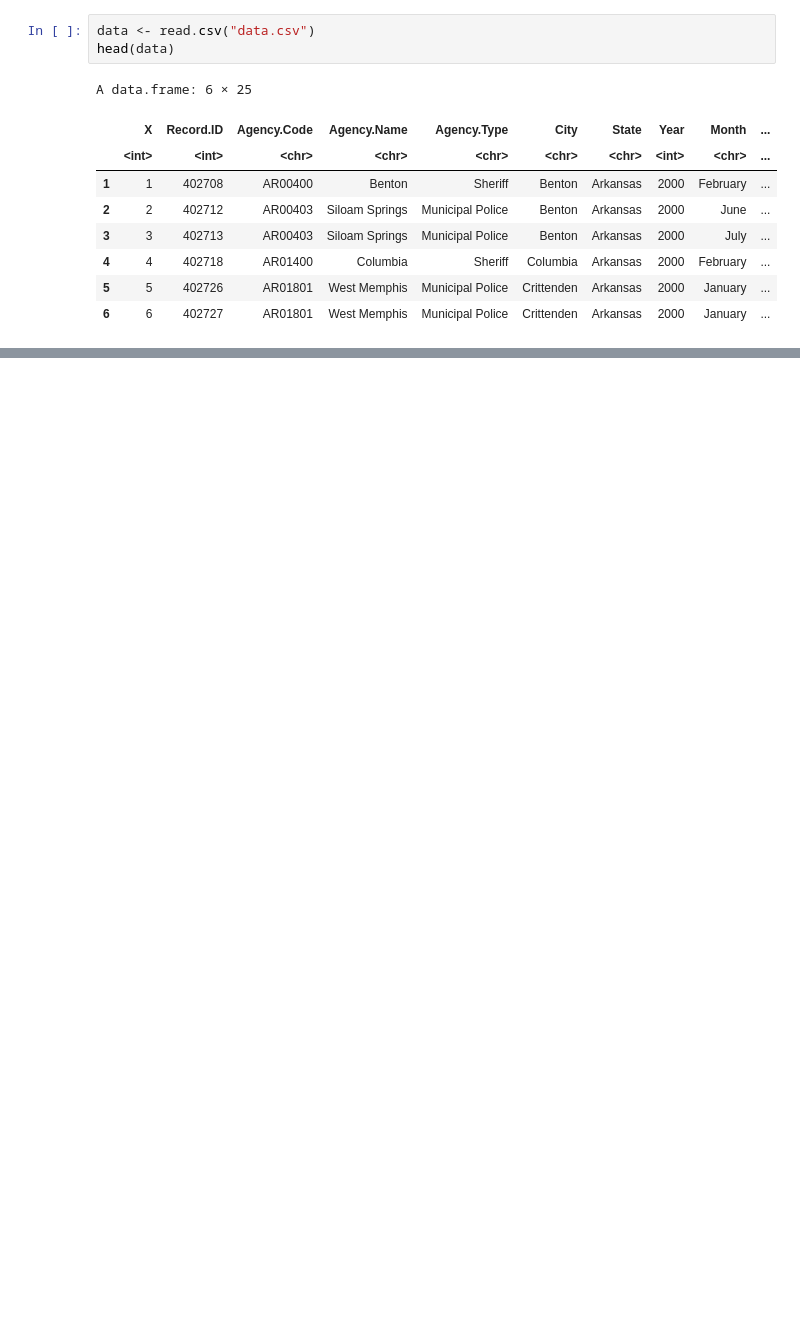
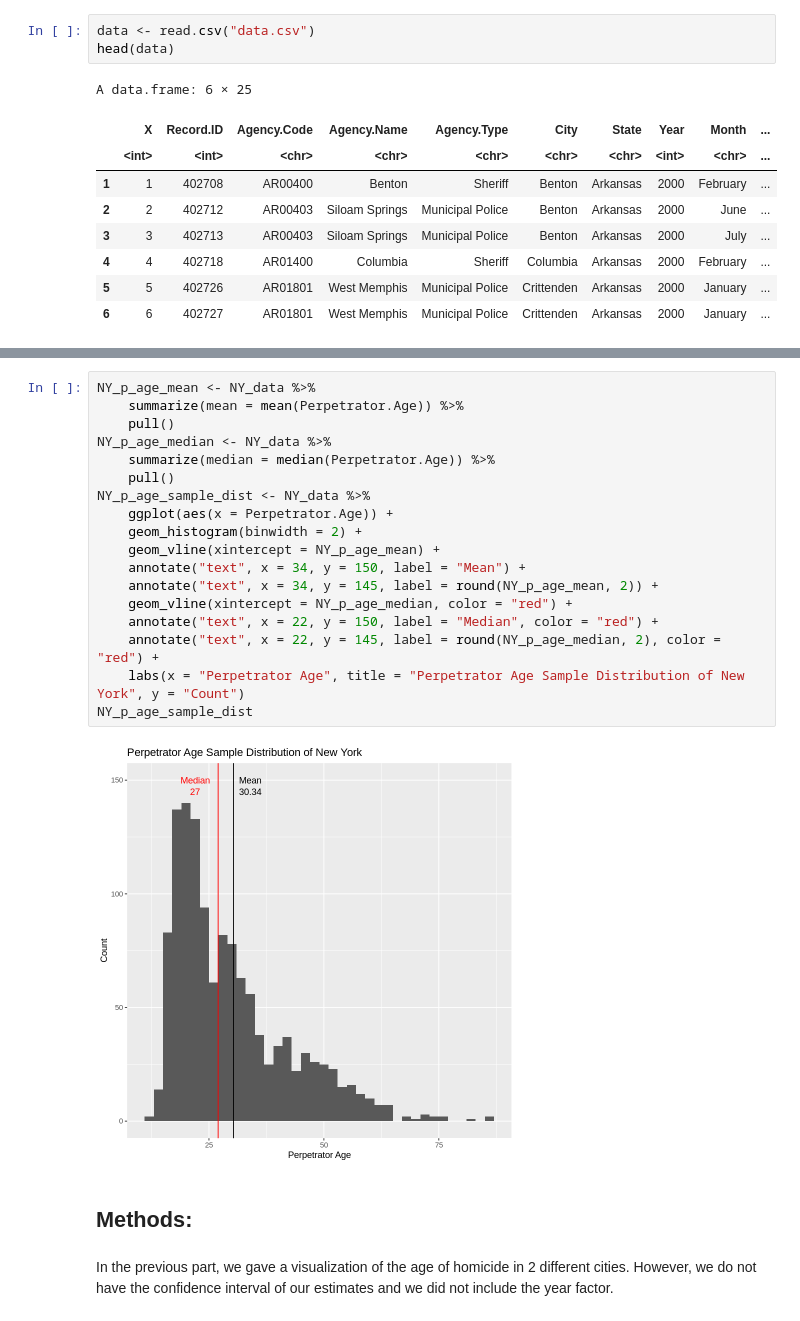
Before and after one commit to RaymondZhang20/DataAnalysis, a Jupyter notebook: Proposal.ipynb, the cells around one changed output, grey strips where cells are left out. Cells and saved outputs as stored; diff of their text form; blank space fills up the shorter version.

```diff
--- a/Proposal.ipynb
+++ b/Proposal.ipynb
@@ -30,0 +134,24 @@ A data.frame: 6 × 25
+# %%
+NY_p_age_mean <- NY_data %>%
+    summarize(mean = mean(Perpetrator.Age)) %>%
+    pull()
+NY_p_age_median <- NY_data %>%
+    summarize(median = median(Perpetrator.Age)) %>%
+    pull()
+NY_p_age_sample_dist <- NY_data %>%
+    ggplot(aes(x = Perpetrator.Age)) +
+    geom_histogram(binwidth = 2) +
+    geom_vline(xintercept = NY_p_age_mean) +
+    annotate("text", x = 34, y = 150, label = "Mean") +
+    annotate("text", x = 34, y = 145, label = round(NY_p_age_mean, 2)) +
+    geom_vline(xintercept = NY_p_age_median, color = "red") +
+    annotate("text", x = 22, y = 150, label = "Median", color = "red") +
+    annotate("text", x = 22, y = 145, label = round(NY_p_age_median, 2), color = "red") +
+    labs(x = "Perpetrator Age", title = "Perpetrator Age Sample Distribution of New York", y = "Count")
+NY_p_age_sample_dist
+# %% [output]
+[figure, added]
+# %% [markdown]
+## Methods:
+# %% [markdown]
+In the previous part, we gave a visualization of the age of homicide in 2 different cities. However, we do not have the confidence interval of our estimates and we did not include the year factor.
```
Also changed, not shown: parts of 15 cells of this notebook.
